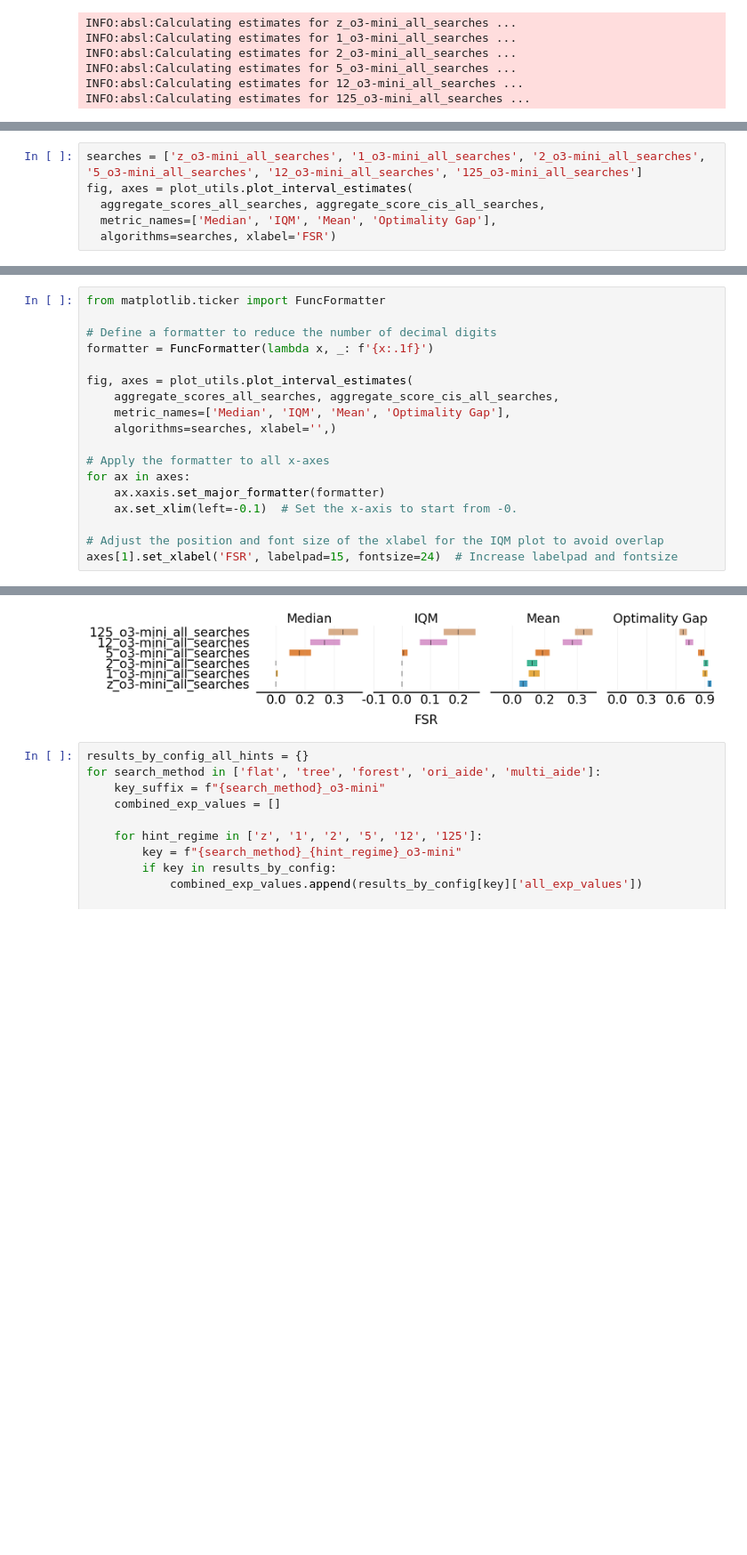
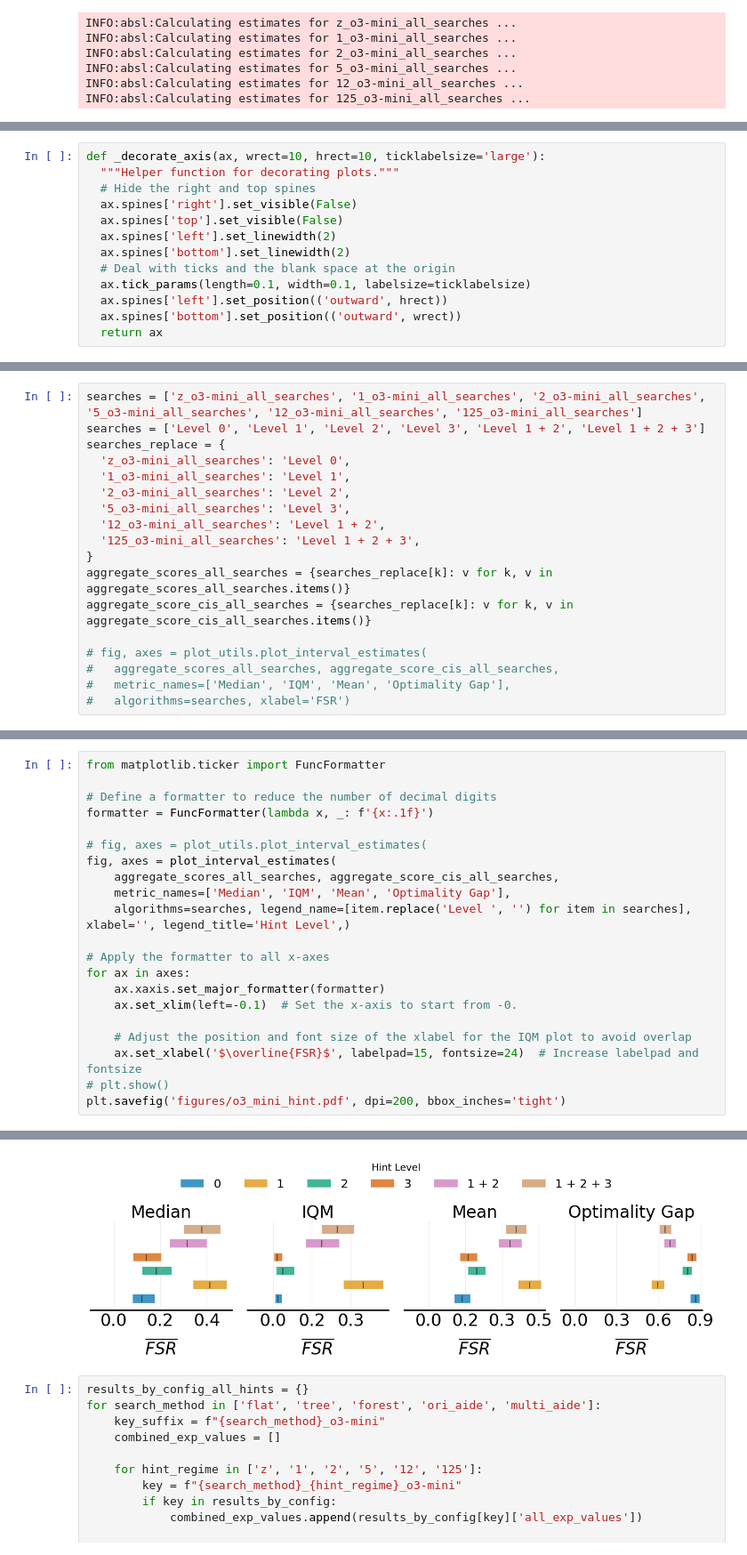
Before and after one commit to facebookresearch/llm-speedrunner, a Jupyter notebook: plot/plot-rliable-scaffolds-combo.ipynb, the cells around one changed output, grey strips where cells are left out. Shown at 89% size. Saved outputs shown, nothing was run; the diff lists cells and outputs as text; blank space fills up the shorter version.

Commit message:
update notebook for IQM plots

```diff
--- a/plot/plot-rliable-scaffolds-combo.ipynb
+++ b/plot/plot-rliable-scaffolds-combo.ipynb
@@ -484,0 +503,13 @@ INFO:absl:Calculating estimates for 125_o3-mini_all_searches ...
+# %%
+def _decorate_axis(ax, wrect=10, hrect=10, ticklabelsize='large'):
+  """Helper function for decorating plots."""
+  # Hide the right and top spines
+  ax.spines['right'].set_visible(False)
+  ax.spines['top'].set_visible(False)
+  ax.spines['left'].set_linewidth(2)
+  ax.spines['bottom'].set_linewidth(2)
+  # Deal with ticks and the blank space at the origin
+  ax.tick_params(length=0.1, width=0.1, labelsize=ticklabelsize)
+  ax.spines['left'].set_position(('outward', hrect))
+  ax.spines['bottom'].set_position(('outward', wrect))
+  return ax
@@ -485,6 +667,18 @@ INFO:absl:Calculating estimates for 125_o3-mini_all_searches ...
 # %%
 searches = ['z_o3-mini_all_searches', '1_o3-mini_all_searches', '2_o3-mini_all_searches', '5_o3-mini_all_searches', '12_o3-mini_all_searches', '125_o3-mini_all_searches']
-fig, axes = plot_utils.plot_interval_estimates(
-  aggregate_scores_all_searches, aggregate_score_cis_all_searches,
-  metric_names=['Median', 'IQM', 'Mean', 'Optimality Gap'],
-  algorithms=searches, xlabel='FSR')
+searches = ['Level 0', 'Level 1', 'Level 2', 'Level 3', 'Level 1 + 2', 'Level 1 + 2 + 3']
+searches_replace = {
+  'z_o3-mini_all_searches': 'Level 0',
+  '1_o3-mini_all_searches': 'Level 1',
+  '2_o3-mini_all_searches': 'Level 2',
+  '5_o3-mini_all_searches': 'Level 3',
+  '12_o3-mini_all_searches': 'Level 1 + 2',
+  '125_o3-mini_all_searches': 'Level 1 + 2 + 3',
+}
+aggregate_scores_all_searches = {searches_replace[k]: v for k, v in aggregate_scores_all_searches.items()}
+aggregate_score_cis_all_searches = {searches_replace[k]: v for k, v in aggregate_score_cis_all_searches.items()}
+
+# fig, axes = plot_utils.plot_interval_estimates(
+#   aggregate_scores_all_searches, aggregate_score_cis_all_searches,
+#   metric_names=['Median', 'IQM', 'Mean', 'Optimality Gap'],
+#   algorithms=searches, xlabel='FSR')
@@ -496,16 +688,19 @@ from matplotlib.ticker import FuncFormatter
 # Define a formatter to reduce the number of decimal digits
 formatter = FuncFormatter(lambda x, _: f'{x:.1f}')
 
-fig, axes = plot_utils.plot_interval_estimates(
+# fig, axes = plot_utils.plot_interval_estimates(
+fig, axes = plot_interval_estimates(
     aggregate_scores_all_searches, aggregate_score_cis_all_searches,
     metric_names=['Median', 'IQM', 'Mean', 'Optimality Gap'],
-    algorithms=searches, xlabel='',)
+    algorithms=searches, legend_name=[item.replace('Level ', '') for item in searches], xlabel='', legend_title='Hint Level',)
 
 # Apply the formatter to all x-axes
 for ax in axes:
     ax.xaxis.set_major_formatter(formatter)
     ax.set_xlim(left=-0.1)  # Set the x-axis to start from -0.
 
-# Adjust the position and font size of the xlabel for the IQM plot to avoid overlap
-axes[1].set_xlabel('FSR', labelpad=15, fontsize=24)  # Increase labelpad and fontsize
+    # Adjust the position and font size of the xlabel for the IQM plot to avoid overlap
+    ax.set_xlabel('$\overline{FSR}$', labelpad=15, fontsize=24)  # Increase labelpad and fontsize
+# plt.show()
+plt.savefig('figures/o3_mini_hint.pdf', dpi=200, bbox_inches='tight')
 # %% [output]
@@ -513,4 +707,4 @@ Text(0.5, 0, 'FSR')
-[figure, old version]
+[figure, new version]
 # %%
 results_by_config_all_hints = {}
 for search_method in ['flat', 'tree', 'forest', 'ori_aide', 'multi_aide']:
```
Also changed, not shown: parts of 18 cells of this notebook, 1 other file.
